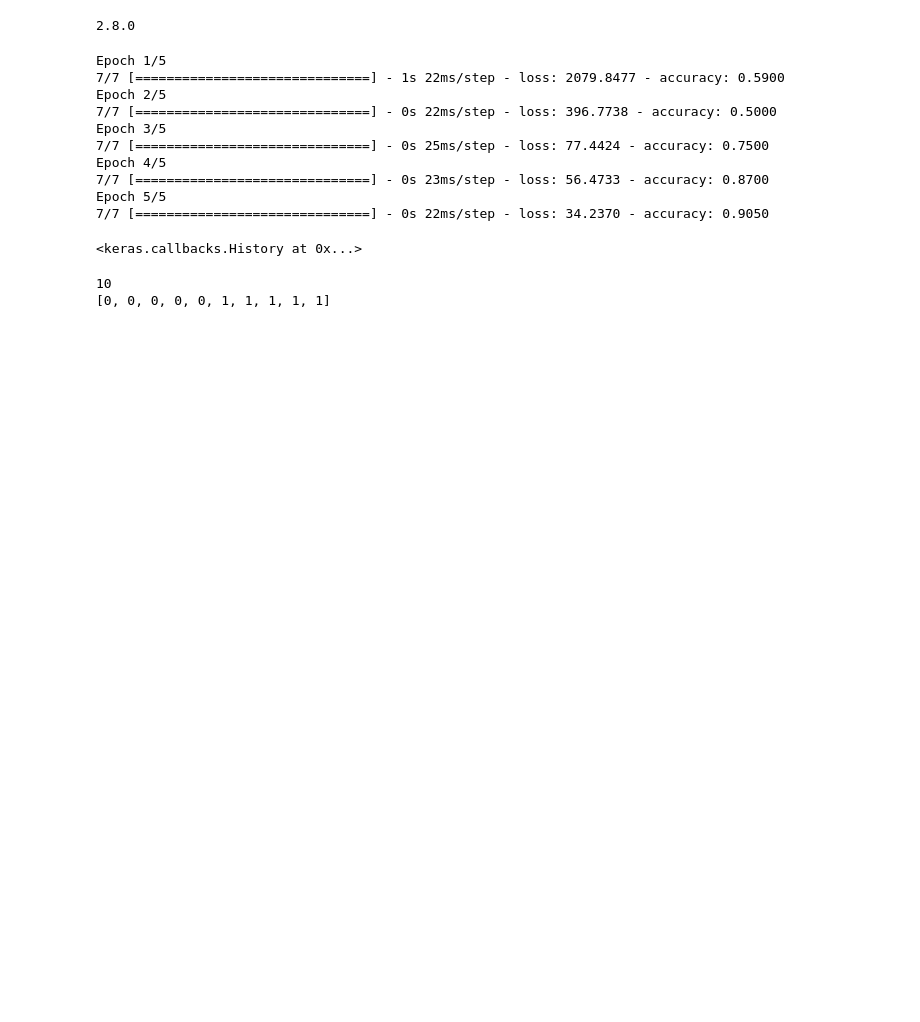
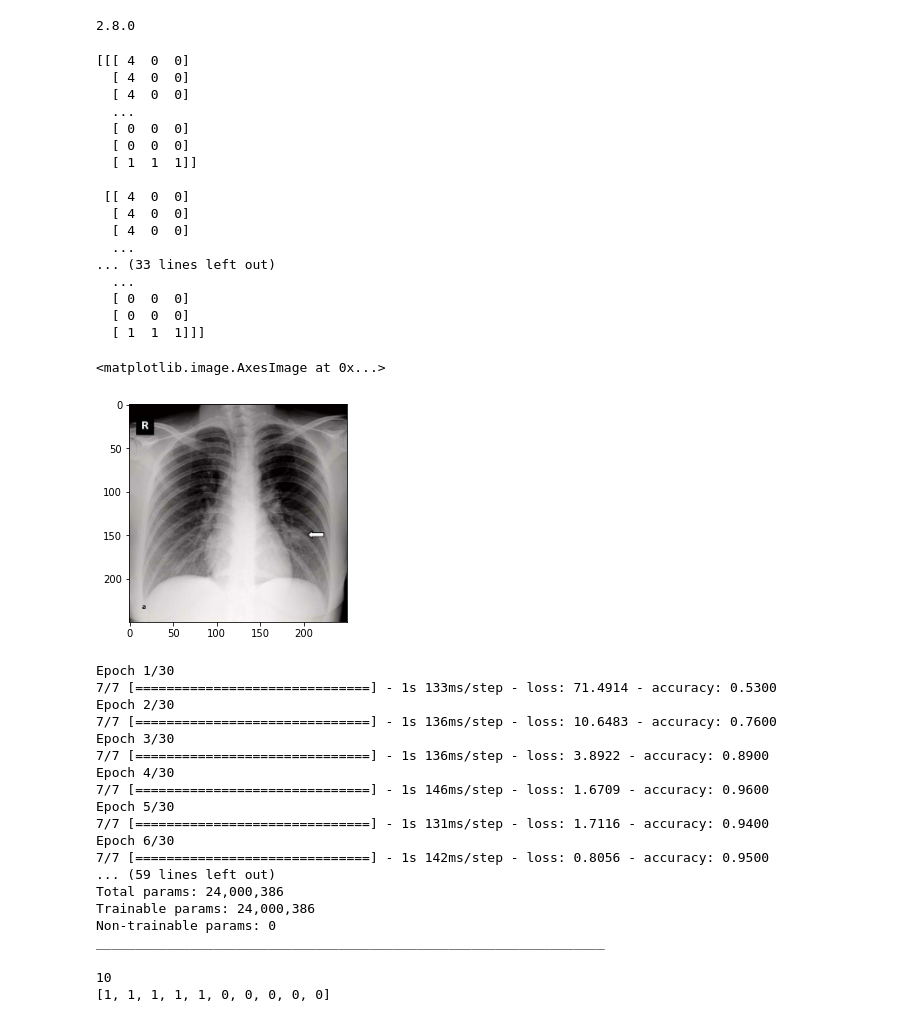
Before and after one commit to Loomer/2022-itc303-team08, a Jupyter notebook: ml_manu.ipynb, the cells around one changed output. Saved outputs shown, nothing was run; the diff lists cells and outputs as text; code cells hidden in the pictures; blank space fills up the shorter version.

```diff
--- a/ml_manu.ipynb
+++ b/ml_manu.ipynb
@@ -23,22 +17,44 @@ import os
 # %%
 image_set = "/content/2022-itc303-team08/images/train"
 imageType = ["COVID", "NORMAL"]
 train_set = []
 train_labels = []
 
 def create_train_data():
   for imgType in imageType:
 
-    link = os.path.join(image_set, imgType)  # create path to NOMRAL and COVID
+    link = os.path.join(image_set, imgType)
 
 
     for img in os.listdir(link):
       if img == "Thumbs.db":
-        continue # iterate over each image
-      img_array = cv2.imread(os.path.join(link, img))  # convert to array
-      new_img_array = cv2.resize(img_array, (50, 50))  # resize to normalize data size
+        continue
+      img_array = cv2.imread(os.path.join(link, img))
+      new_img_array = cv2.resize(img_array, (250, 250))
       train_set.append(new_img_array)
-      train_labels.append(imageType.index(imgType)) # add this to our training_data
+      train_labels.append(imageType.index(imgType))
 
 create_train_data()
+print(train_set[0])
+pypt.imshow(train_set[0])
+# %% [output]
+[[[ 4  0  0]
+  [ 4  0  0]
+  [ 4  0  0]
+  ...
+  [ 0  0  0]
+  [ 0  0  0]
+  [ 1  1  1]]
+
+ [[ 4  0  0]
+  [ 4  0  0]
+  [ 4  0  0]
+  ...
+... (33 lines left out)
+  ...
+  [ 0  0  0]
+  [ 0  0  0]
+  [ 1  1  1]]]
+<matplotlib.image.AxesImage at 0x...>
+[figure, added]
 # %%
@@ -48,23 +64,31 @@ model = tf.keras.models.Sequential([tf.keras.layers.Flatten(),
 # %%
 train_set = np.array(train_set)
 train_labels = np.array(train_labels)
+train_set = train_set/255.0
 model.compile(optimizer = tf.keras.optimizers.Adam(),
               loss = 'sparse_categorical_crossentropy',
               metrics=['accuracy'])
 
-model.fit(train_set, train_labels, epochs=5)
+model.fit(train_set, train_labels, epochs=30)
+model.summary()
 # %% [output]
-Epoch 1/5
-7/7 [==============================] - 1s 22ms/step - loss: 2079.8477 - accuracy: 0.5900
-Epoch 2/5
-7/7 [==============================] - 0s 22ms/step - loss: 396.7738 - accuracy: 0.5000
-Epoch 3/5
-7/7 [==============================] - 0s 25ms/step - loss: 77.4424 - accuracy: 0.7500
-Epoch 4/5
-7/7 [==============================] - 0s 23ms/step - loss: 56.4733 - accuracy: 0.8700
-Epoch 5/5
-7/7 [==============================] - 0s 22ms/step - loss: 34.2370 - accuracy: 0.9050
+Epoch 1/30
+7/7 [==============================] - 1s 133ms/step - loss: 71.4914 - accuracy: 0.5300
+Epoch 2/30
+7/7 [==============================] - 1s 136ms/step - loss: 10.6483 - accuracy: 0.7600
+Epoch 3/30
+7/7 [==============================] - 1s 136ms/step - loss: 3.8922 - accuracy: 0.8900
+Epoch 4/30
+7/7 [==============================] - 1s 146ms/step - loss: 1.6709 - accuracy: 0.9600
+Epoch 5/30
+7/7 [==============================] - 1s 131ms/step - loss: 1.7116 - accuracy: 0.9400
+Epoch 6/30
+7/7 [==============================] - 1s 142ms/step - loss: 0.8056 - accuracy: 0.9500
+... (59 lines left out)
+Total params: 24,000,386
+Trainable params: 24,000,386
+Non-trainable params: 0
+_________________________________________________________________
-<keras.callbacks.History at 0x...>
 # %%
 test_set = []
 test_labels = []
@@ -80,16 +104,18 @@ def create_test_data():
       if img == "Thumbs.db":
         continue # iterate over each image
       test_img_array = cv2.imread(os.path.join(link, img))  # convert to array
-      new_test_array = cv2.resize(test_img_array, (50, 50))  # resize to normalize data size
+      new_test_array = cv2.resize(test_img_array, (250, 250))  # resize to normalize data size
       test_set.append(new_test_array)
       test_labels.append(imageType.index(imgType)) # add this to our training_data
 
 create_test_data()
+test_labels.reverse()
+test_set.reverse()
 print(len(test_set))
 print(test_labels)
 # %% [output]
 10
-[0, 0, 0, 0, 0, 1, 1, 1, 1, 1]
+[1, 1, 1, 1, 1, 0, 0, 0, 0, 0]
 # %%
 test_set = np.array(test_set)
 test_labels = np.array(test_labels)
```
Also changed, not shown: parts of 4 cells of this notebook.
